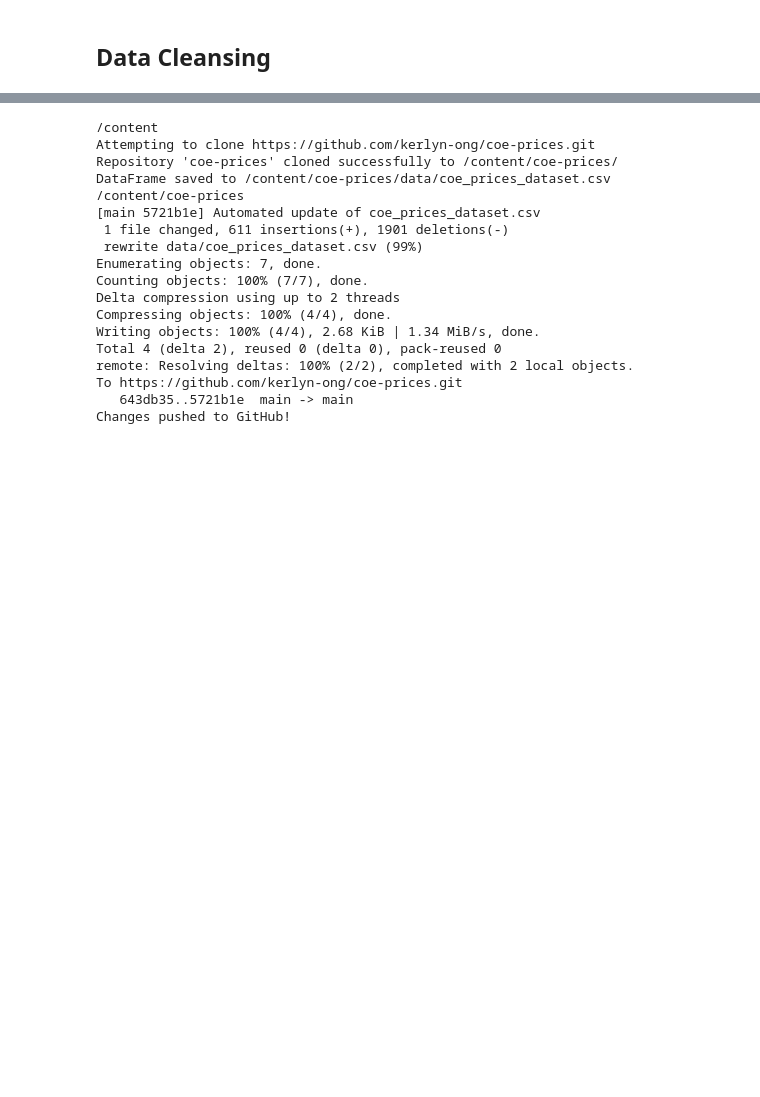
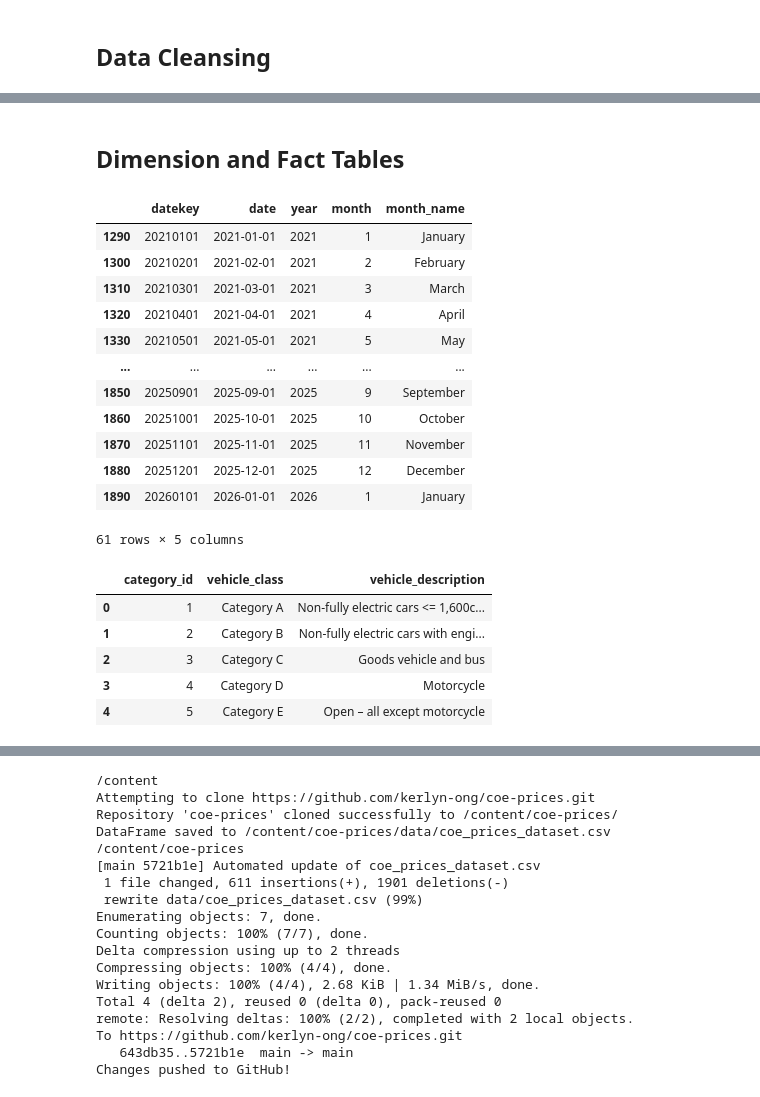
Before and after one commit to kerlyn-ong/coe-prices, a Jupyter notebook: DataGovSG_COE_Dataset.ipynb, the cells around one changed output, grey strips where cells are left out. Cells and saved outputs as stored; diff of their text form; code cells hidden in the pictures; blank space fills up the shorter version.

```diff
--- a/DataGovSG_COE_Dataset.ipynb
+++ b/DataGovSG_COE_Dataset.ipynb
@@ -149,0 +157,44 @@ display(df.head())
+# %% [markdown]
+## Dimension and Fact Tables
+# %%
+#dim date
+df['date'] = pd.to_datetime(df['date'])
+df['month_name'] = df['date'].dt.month_name()
+dim_date = df[['date','year','month','month_name']].drop_duplicates().sort_values('date')
+dim_date['datekey'] = dim_date['date'].dt.strftime('%Y%m%d').astype(int)
+dim_date = dim_date[['datekey','date','year','month','month_name']]
+display(dim_date)
+
+#dim vehicle
+vehicle_description ={
+'Category A' : 'Non-fully electric cars <= 1,600cc/97kW; Fully electric cars <= 110kW',
+'Category B' : 'Non-fully electric cars with engines >1,600cc 97kW; Fully electric cars > 110kW',
+'Category C' : 'Goods vehicle and bus',
+'Category D' : 'Motorcycle',
+'Category E' : 'Open – all except motorcycle'
+}
+
+dim_vehicle = pd.DataFrame(list(vehicle_description.items()), columns=['vehicle_class', 'vehicle_description'])
+dim_vehicle['category_id'] = range(1, len(dim_vehicle) +1)
+dim_vehicle = dim_vehicle[['category_id', 'vehicle_class', 'vehicle_description']]
+display(dim_vehicle)
+# %% [output]
+|  | datekey | date | year | month | month_name |
+| 1290 | 20210101 | 2021-01-01 | 2021 | 1 | January |
+| 1300 | 20210201 | 2021-02-01 | 2021 | 2 | February |
+| 1310 | 20210301 | 2021-03-01 | 2021 | 3 | March |
+| 1320 | 20210401 | 2021-04-01 | 2021 | 4 | April |
+| 1330 | 20210501 | 2021-05-01 | 2021 | 5 | May |
+| ... | ... | ... | ... | ... | ... |
+| 1850 | 20250901 | 2025-09-01 | 2025 | 9 | September |
+| 1860 | 20251001 | 2025-10-01 | 2025 | 10 | October |
+| 1870 | 20251101 | 2025-11-01 | 2025 | 11 | November |
+| 1880 | 20251201 | 2025-12-01 | 2025 | 12 | December |
+| 1890 | 20260101 | 2026-01-01 | 2026 | 1 | January |
+61 rows × 5 columns
+|  | category_id | vehicle_class | vehicle_description |
+| 0 | 1 | Category A | Non-fully electric cars <= 1,600c... |
+| 1 | 2 | Category B | Non-fully electric cars with engi... |
+| 2 | 3 | Category C | Goods vehicle and bus |
+| 3 | 4 | Category D | Motorcycle |
+| 4 | 5 | Category E | Open – all except motorcycle |
```
Also changed, not shown: parts of 3 cells of this notebook.
